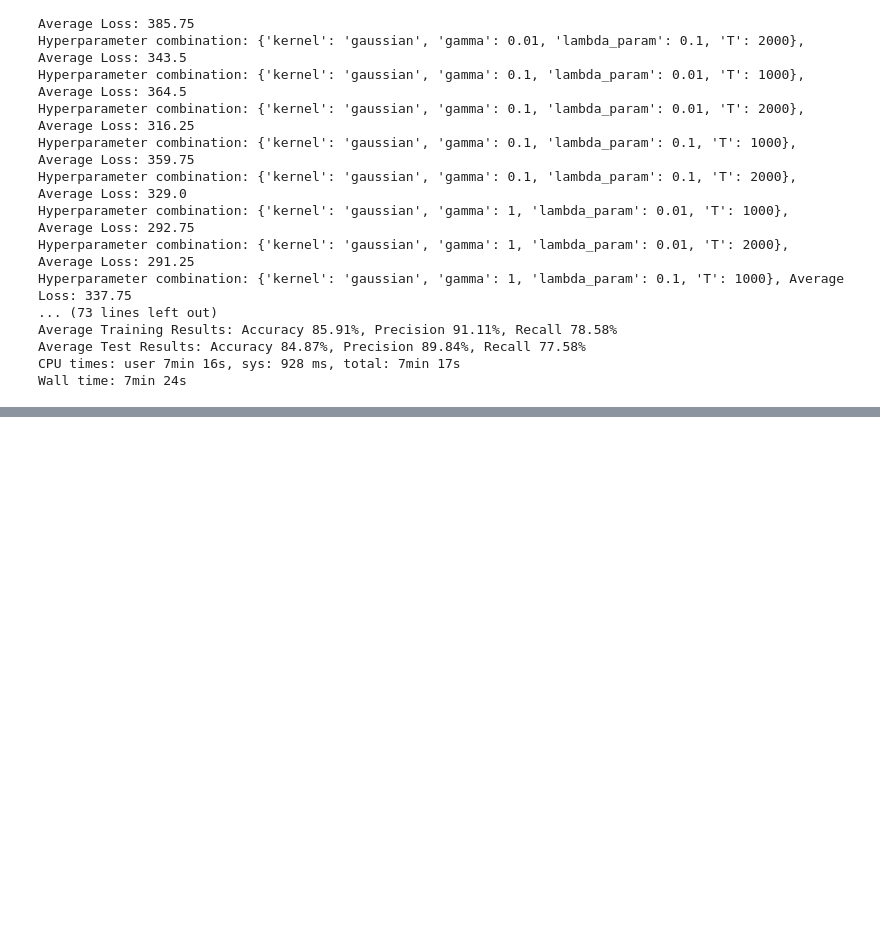
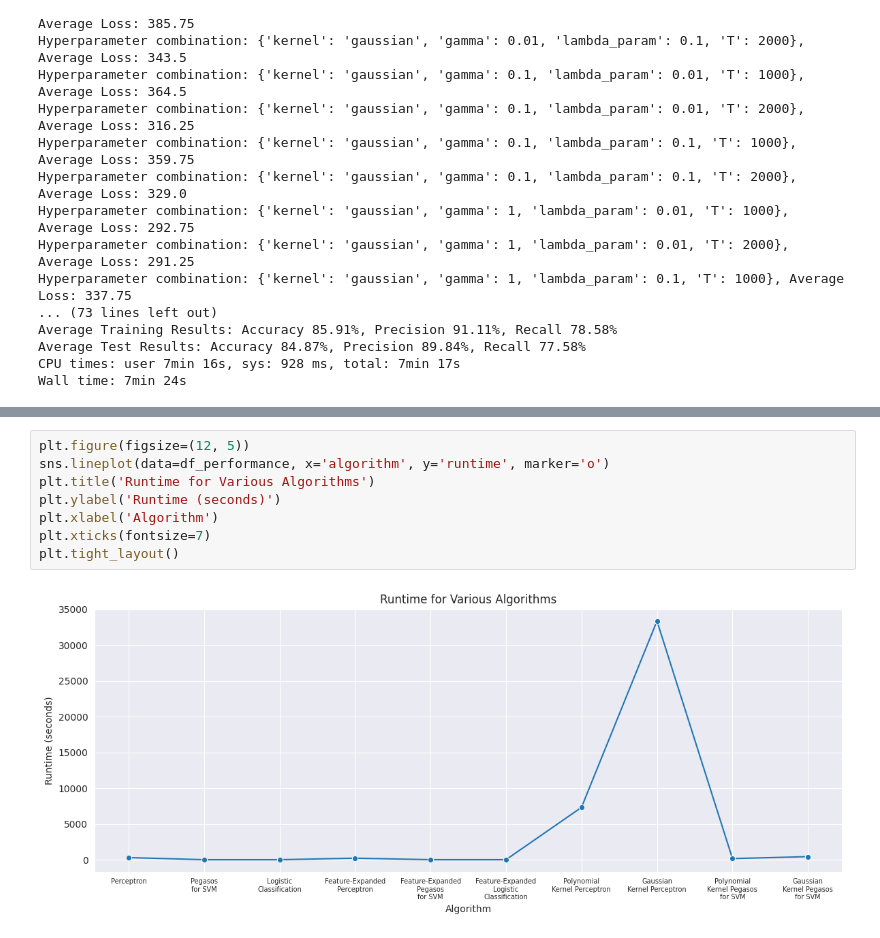
Before and after one commit to tabaraei/Kernelized-Linear-Classification, a Jupyter notebook: Kernelized_Linear_Classification.ipynb, the cells around one changed output, grey strips where cells are left out. Saved outputs shown, nothing was run; the diff lists cells and outputs as text; blank space fills up the shorter version.

```diff
--- a/Kernelized_Linear_Classification.ipynb
+++ b/Kernelized_Linear_Classification.ipynb
@@ -1042,0 +1094,10 @@ Wall time: 7min 24s
+# %%
+plt.figure(figsize=(12, 5))
+sns.lineplot(data=df_performance, x='algorithm', y='runtime', marker='o')
+plt.title('Runtime for Various Algorithms')
+plt.ylabel('Runtime (seconds)')
+plt.xlabel('Algorithm')
+plt.xticks(fontsize=7)
+plt.tight_layout()
+# %% [output]
+[figure, added]
```
Also changed, not shown: parts of 4 cells of this notebook.
